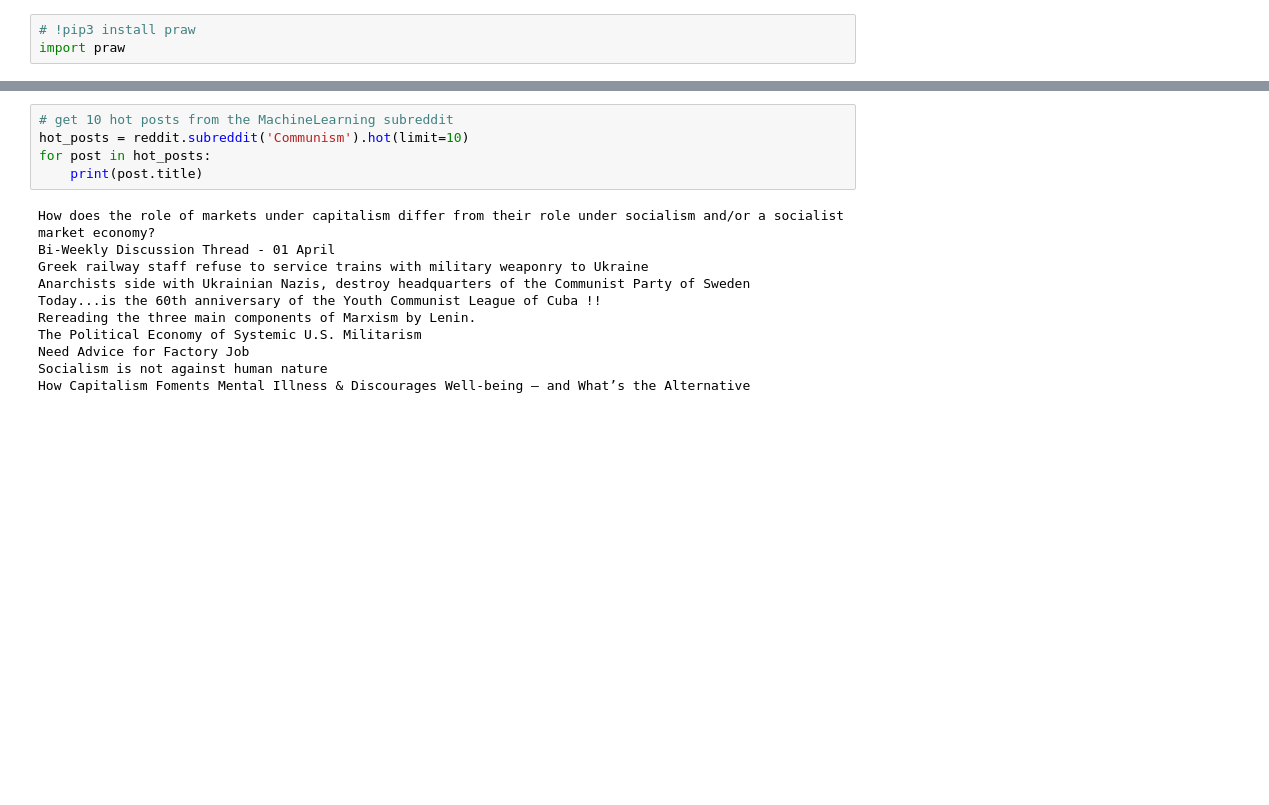
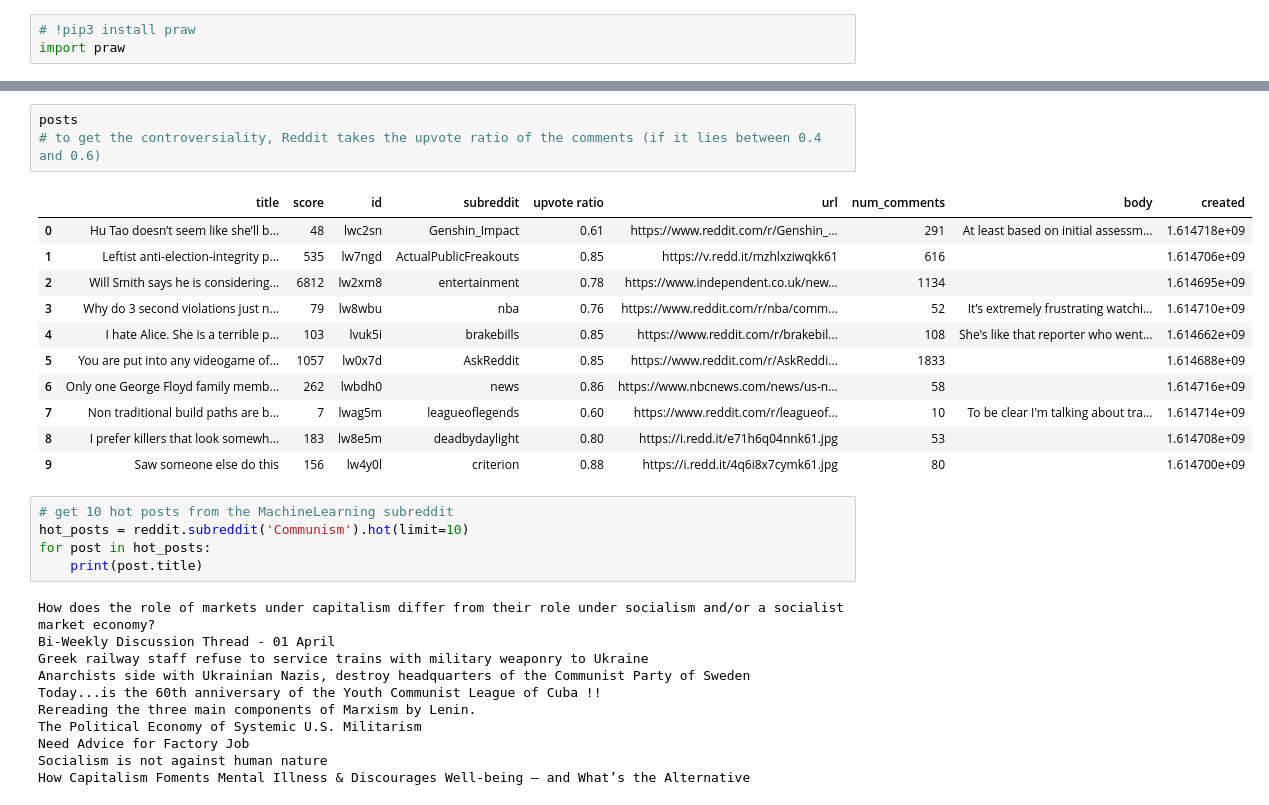
Before and after one commit to isabellelorge/reddit_project, a Jupyter notebook: notebooks/Reddit_and_Twitter.ipynb, the cells around one changed output, grey strips where cells are left out. Drawn from its saved outputs; the diff is of its cells as text; blank space fills up the shorter version.

```diff
--- a/notebooks/Reddit_and_Twitter.ipynb
+++ b/notebooks/Reddit_and_Twitter.ipynb
@@ -9,3 +124,18 @@ reddit = praw.Reddit(client_id=user_id, client_secret=secret, user_agent=user_ag
+# %%
+posts
+# to get the controversiality, Reddit takes the upvote ratio of the comments (if it lies between 0.4 and 0.6)
+# %% [output]
+|  | title | score | id | subreddit | upvote ratio | url | num_comments | body | created |
+| 0 | Hu Tao doesn’t seem like she’ll b... | 48 | lwc2sn | Genshin_Impact | 0.61 | https://www.reddit.com/r/Genshin_... | 291 | At least based on initial assessm... | 1.614718e+09 |
+| 1 | Leftist anti-election-integrity p... | 535 | lw7ngd | ActualPublicFreakouts | 0.85 | https://v.redd.it/mzhlxziwqkk61 | 616 |  | 1.614706e+09 |
+| 2 | Will Smith says he is considering... | 6812 | lw2xm8 | entertainment | 0.78 | https://www.independent.co.uk/new... | 1134 |  | 1.614695e+09 |
+| 3 | Why do 3 second violations just n... | 79 | lw8wbu | nba | 0.76 | https://www.reddit.com/r/nba/comm... | 52 | It’s extremely frustrating watchi... | 1.614710e+09 |
+| 4 | I hate Alice. She is a terrible p... | 103 | lvuk5i | brakebills | 0.85 | https://www.reddit.com/r/brakebil... | 108 | She's like that reporter who went... | 1.614662e+09 |
+| 5 | You are put into any videogame of... | 1057 | lw0x7d | AskReddit | 0.85 | https://www.reddit.com/r/AskReddi... | 1833 |  | 1.614688e+09 |
+| 6 | Only one George Floyd family memb... | 262 | lwbdh0 | news | 0.86 | https://www.nbcnews.com/news/us-n... | 58 |  | 1.614716e+09 |
+| 7 | Non traditional build paths are b... | 7 | lwag5m | leagueoflegends | 0.60 | https://www.reddit.com/r/leagueof... | 10 | To be clear I'm talking about tra... | 1.614714e+09 |
+| 8 | I prefer killers that look somewh... | 183 | lw8e5m | deadbydaylight | 0.80 | https://i.redd.it/e71h6q04nnk61.jpg | 53 |  | 1.614708e+09 |
+| 9 | Saw someone else do this | 156 | lw4y0l | criterion | 0.88 | https://i.redd.it/4q6i8x7cymk61.jpg | 80 |  | 1.614700e+09 |
 # %%
 # get 10 hot posts from the MachineLearning subreddit
 hot_posts = reddit.subreddit('Communism').hot(limit=10)
```
Also changed, not shown: parts of 6 cells of this notebook, 10 other files.
